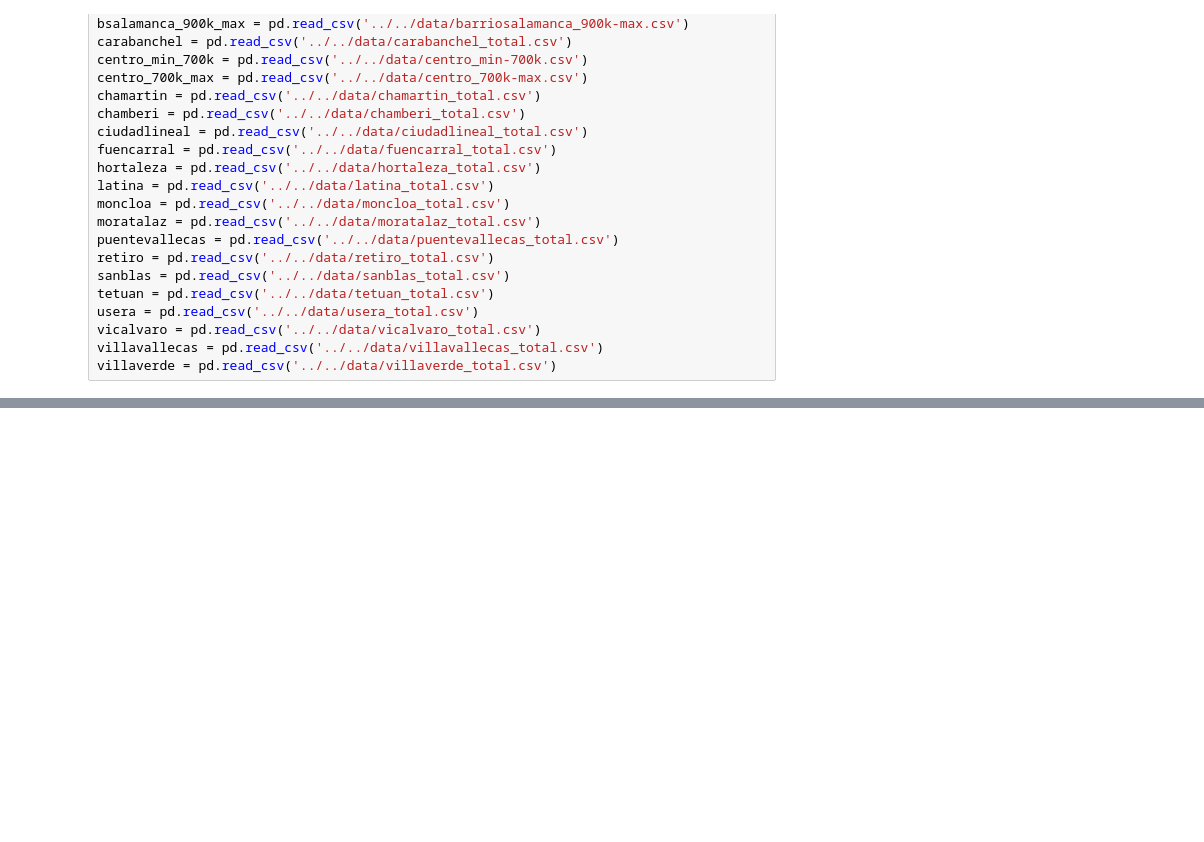
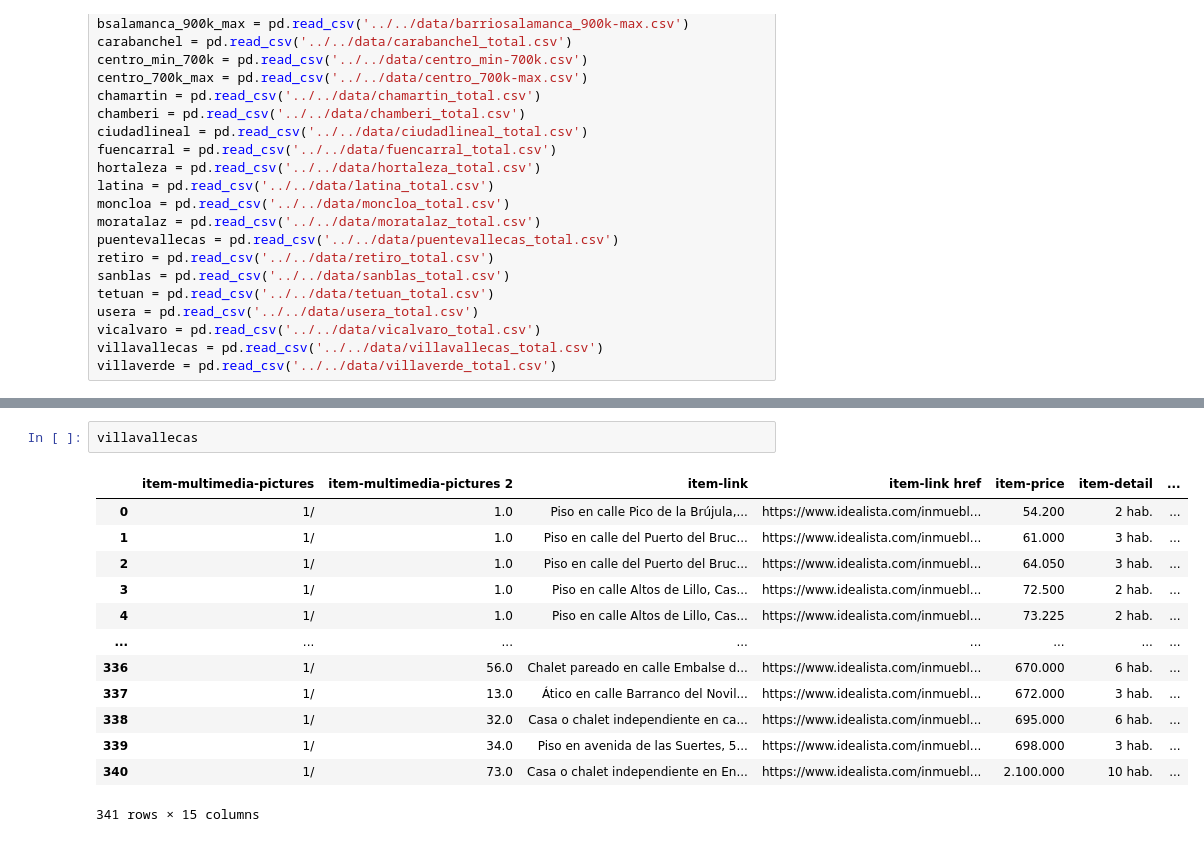
Before and after one commit to Gbau11/Analisis-de-la-vivienda-Idealista, a Jupyter notebook: jupyter/venta_madrid centro/Joins_distritos.ipynb, the cells around one changed output, grey strips where cells are left out. Cells and saved outputs as stored; diff of their text form; blank space fills up the shorter version.

```diff
--- a/jupyter/venta_madrid centro/Joins_distritos.ipynb
+++ b/jupyter/venta_madrid centro/Joins_distritos.ipynb
@@ -32,0 +51,16 @@ chamberi.shape, ciudadlineal.shape, centro_700k_max.shape, chamartin.shape
+# %%
+villavallecas
+# %% [output]
+|  | item-multimedia-pictures | item-multimedia-pictures 2 | item-link | item-link href | item-price | item-detail | ... |
+| 0 | 1/ | 1.0 | Piso en calle Pico de la Brújula,... | https://www.idealista.com/inmuebl... | 54.200 | 2 hab. | ... |
+| 1 | 1/ | 1.0 | Piso en calle del Puerto del Bruc... | https://www.idealista.com/inmuebl... | 61.000 | 3 hab. | ... |
+| 2 | 1/ | 1.0 | Piso en calle del Puerto del Bruc... | https://www.idealista.com/inmuebl... | 64.050 | 3 hab. | ... |
+| 3 | 1/ | 1.0 | Piso en calle Altos de Lillo, Cas... | https://www.idealista.com/inmuebl... | 72.500 | 2 hab. | ... |
+| 4 | 1/ | 1.0 | Piso en calle Altos de Lillo, Cas... | https://www.idealista.com/inmuebl... | 73.225 | 2 hab. | ... |
+| ... | ... | ... | ... | ... | ... | ... | ... |
+| 336 | 1/ | 56.0 | Chalet pareado en calle Embalse d... | https://www.idealista.com/inmuebl... | 670.000 | 6 hab. | ... |
+| 337 | 1/ | 13.0 | Ático en calle Barranco del Novil... | https://www.idealista.com/inmuebl... | 672.000 | 3 hab. | ... |
+| 338 | 1/ | 32.0 | Casa o chalet independiente en ca... | https://www.idealista.com/inmuebl... | 695.000 | 6 hab. | ... |
+| 339 | 1/ | 34.0 | Piso en avenida de las Suertes, 5... | https://www.idealista.com/inmuebl... | 698.000 | 3 hab. | ... |
+| 340 | 1/ | 73.0 | Casa o chalet independiente en En... | https://www.idealista.com/inmuebl... | 2.100.000 | 10 hab. | ... |
+341 rows × 15 columns
```
Also changed, not shown: parts of 20 cells of this notebook.
